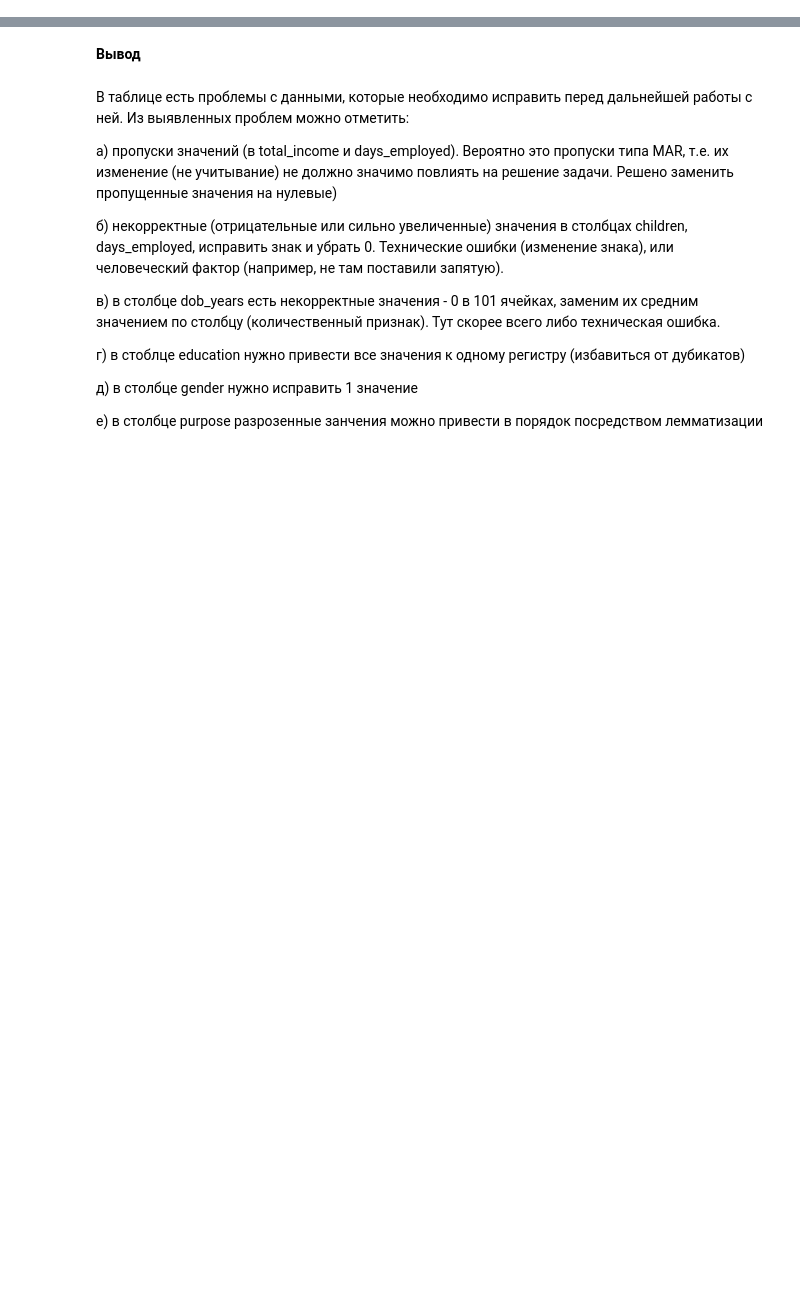
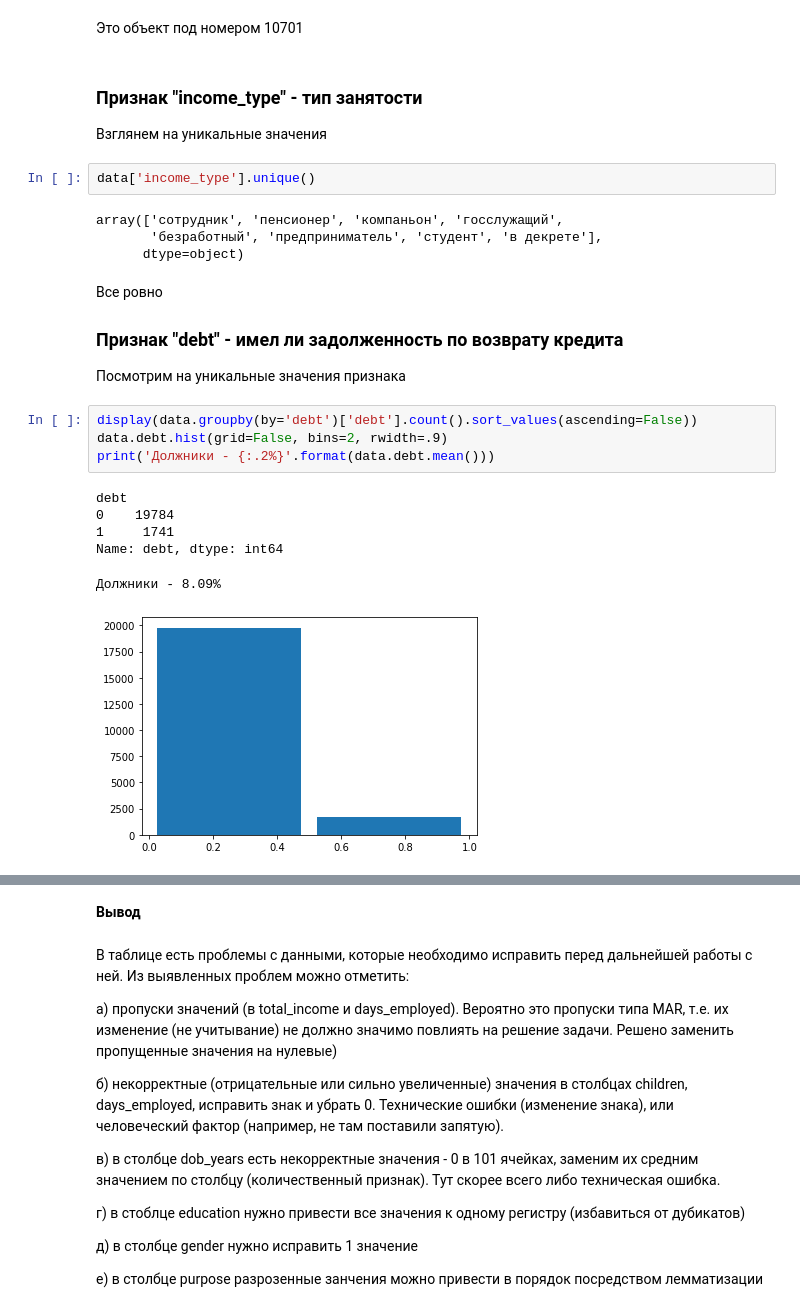
Before and after one commit to Drivdmal/Yandex.Practicum, a Jupyter notebook: reliability_of_borrowers/reliability_of_borrowers.ipynb, the cells around one changed output, grey strips where cells are left out. Saved outputs shown, nothing was run; the diff lists cells and outputs as text; blank space fills up the shorter version.

```diff
--- a/reliability_of_borrowers/reliability_of_borrowers.ipynb
+++ b/reliability_of_borrowers/reliability_of_borrowers.ipynb
@@ -298,0 +286,29 @@ array(['покупка жилья', 'приобретение автомобил
+# %% [markdown]
+Это объект под номером 10701
+# %% [markdown]
+### Признак "income_type" - тип занятости
+
+Взглянем на уникальные значения
+# %%
+data['income_type'].unique()
+# %% [output]
+array(['сотрудник', 'пенсионер', 'компаньон', 'госслужащий',
+       'безработный', 'предприниматель', 'студент', 'в декрете'],
+      dtype=object)
+# %% [markdown]
+Все ровно
+
+### Признак "debt" - имел ли задолженность по возврату кредита
+
+Посмотрим на уникальные значения признака
+# %%
+display(data.groupby(by='debt')['debt'].count().sort_values(ascending=False))
+data.debt.hist(grid=False, bins=2, rwidth=.9)
+print('Должники - {:.2%}'.format(data.debt.mean()))
+# %% [output]
+debt
+0    19784
+1     1741
+Name: debt, dtype: int64
+Должники - 8.09%
+[figure, added]
```
Also changed, not shown: parts of 110 cells of this notebook.
